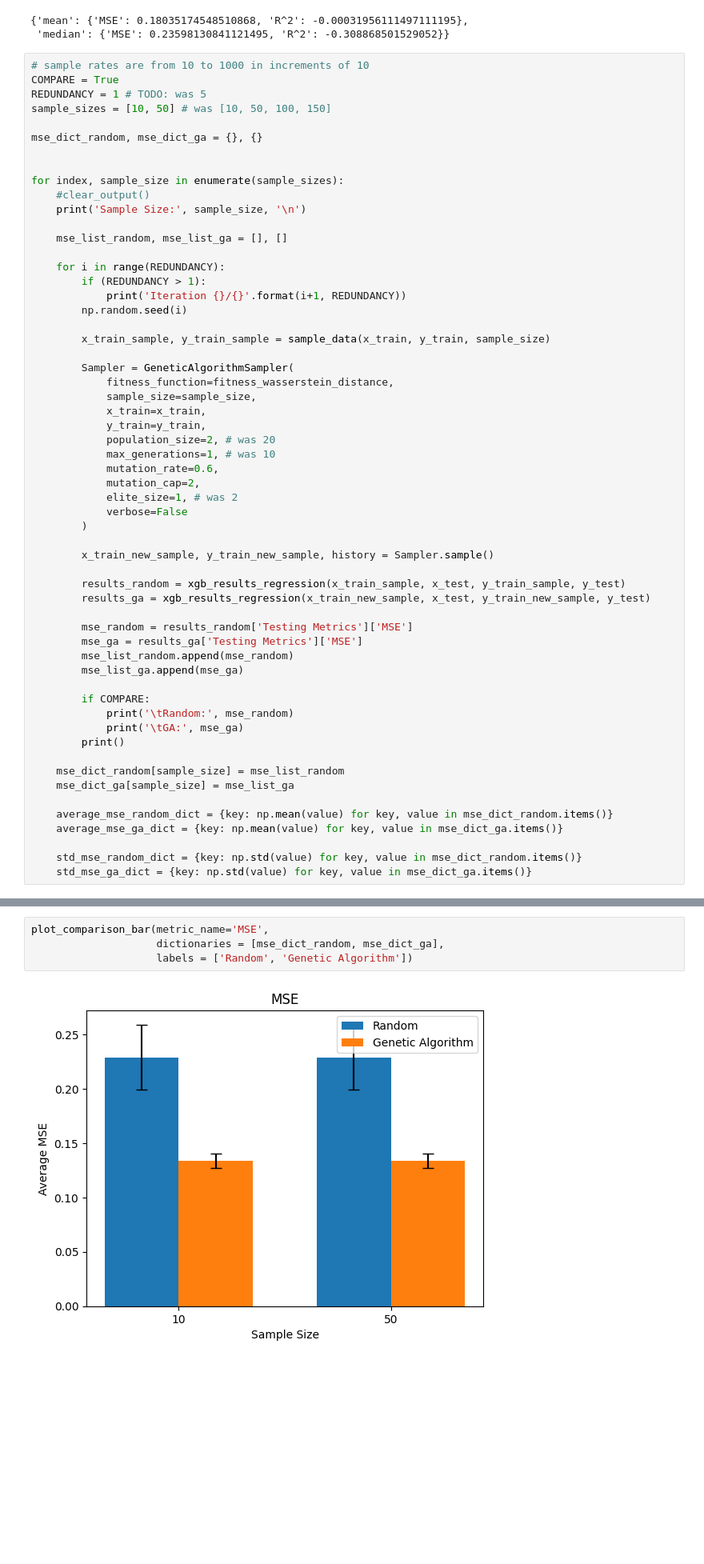
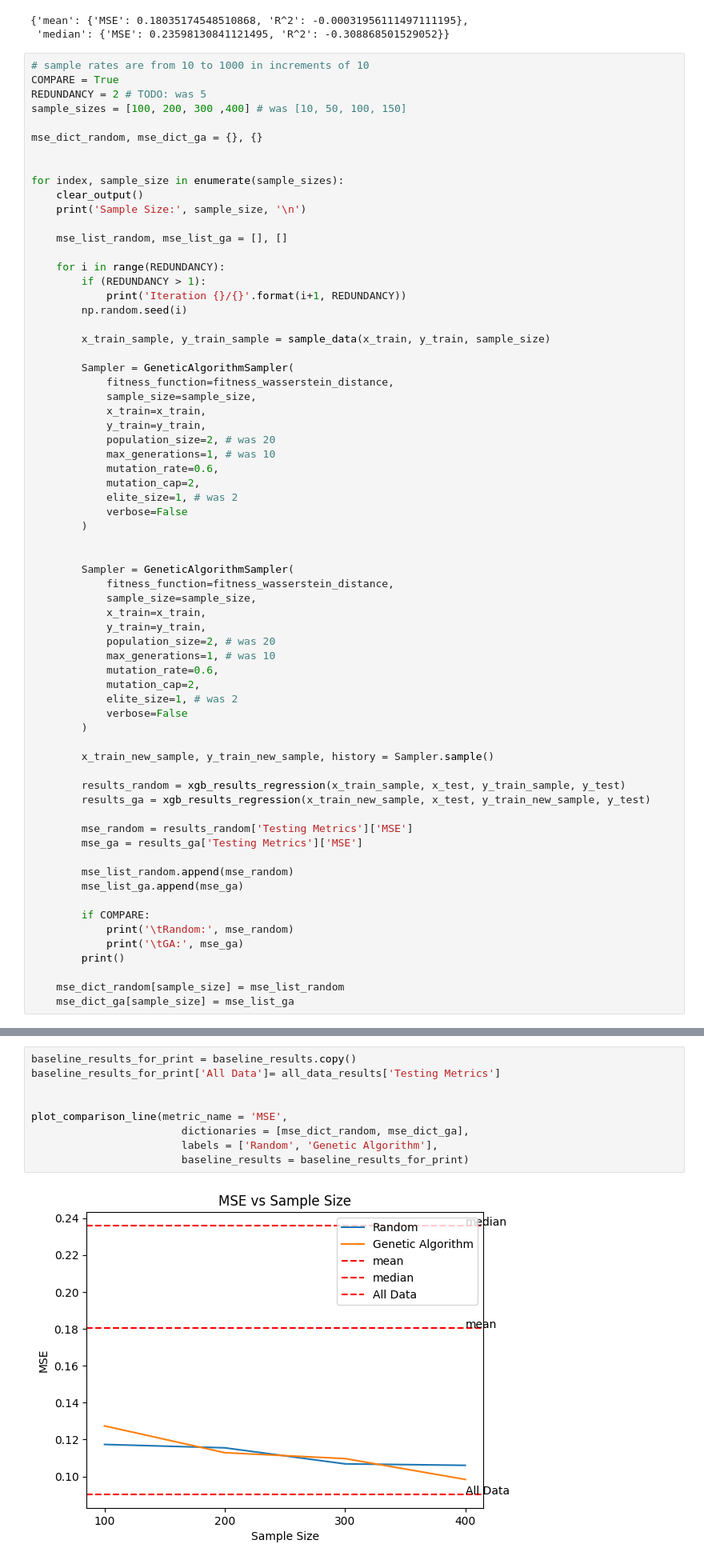
Before and after one commit to ghsumhubh/Coreset-Finding-Using-PDF-Approximation, a Jupyter notebook: main.ipynb, the cells around one changed output, grey strips where cells are left out. Shown at 80% size. Drawn from its saved outputs; the diff is of its cells as text; blank space fills up the shorter version.

Commit message:
added bar plots and rearranged the hirarchy

```diff
--- a/main.ipynb
+++ b/main.ipynb
@@ -63,14 +63,14 @@ pprint(baseline_results)
 # %%
 # sample rates are from 10 to 1000 in increments of 10
 COMPARE = True
-REDUNDANCY = 1 # TODO: was 5
-sample_sizes = [10, 50] # was [10, 50, 100, 150]
+REDUNDANCY = 2 # TODO: was 5
+sample_sizes = [100, 200, 300 ,400] # was [10, 50, 100, 150]
 
 mse_dict_random, mse_dict_ga = {}, {}
 
 
 for index, sample_size in enumerate(sample_sizes):
-    #clear_output()
+    clear_output()
     print('Sample Size:', sample_size, '\n')
 
     mse_list_random, mse_list_ga = [], []
@@ -95,6 +95,20 @@ for index, sample_size in enumerate(sample_sizes):
             verbose=False
         )
 
+
+        Sampler = GeneticAlgorithmSampler(
+            fitness_function=fitness_wasserstein_distance,
+            sample_size=sample_size,
+            x_train=x_train,
+            y_train=y_train,
+            population_size=2, # was 20
+            max_generations=1, # was 10
+            mutation_rate=0.6,
+            mutation_cap=2,
+            elite_size=1, # was 2
+            verbose=False
+        )
+
         x_train_new_sample, y_train_new_sample, history = Sampler.sample()
 
         results_random = xgb_results_regression(x_train_sample, x_test, y_train_sample, y_test)
@@ -102,6 +116,7 @@ for index, sample_size in enumerate(sample_sizes):
 
         mse_random = results_random['Testing Metrics']['MSE']
         mse_ga = results_ga['Testing Metrics']['MSE']
+
         mse_list_random.append(mse_random)
         mse_list_ga.append(mse_ga)
 
@@ -112,10 +127,4 @@ for index, sample_size in enumerate(sample_sizes):
 
     mse_dict_random[sample_size] = mse_list_random
     mse_dict_ga[sample_size] = mse_list_ga
-
-    average_mse_random_dict = {key: np.mean(value) for key, value in mse_dict_random.items()}
-    average_mse_ga_dict = {key: np.mean(value) for key, value in mse_dict_ga.items()}
-
-    std_mse_random_dict = {key: np.std(value) for key, value in mse_dict_random.items()}
-    std_mse_ga_dict = {key: np.std(value) for key, value in mse_dict_ga.items()}
 # %% [output]
@@ -157,6 +172,11 @@ plt.show()
 # %%
-plot_comparison_bar(metric_name='MSE',
-                    dictionaries = [mse_dict_random, mse_dict_ga],
-                    labels = ['Random', 'Genetic Algorithm'])
+baseline_results_for_print = baseline_results.copy()
+baseline_results_for_print['All Data']= all_data_results['Testing Metrics']
+
+
+plot_comparison_line(metric_name = 'MSE',
+                        dictionaries = [mse_dict_random, mse_dict_ga],
+                        labels = ['Random', 'Genetic Algorithm'],
+                        baseline_results = baseline_results_for_print)
 # %% [output]
-[figure, old version]
+[figure, new version]
```
Also changed, not shown: parts of 4 cells of this notebook, 10 other files.
